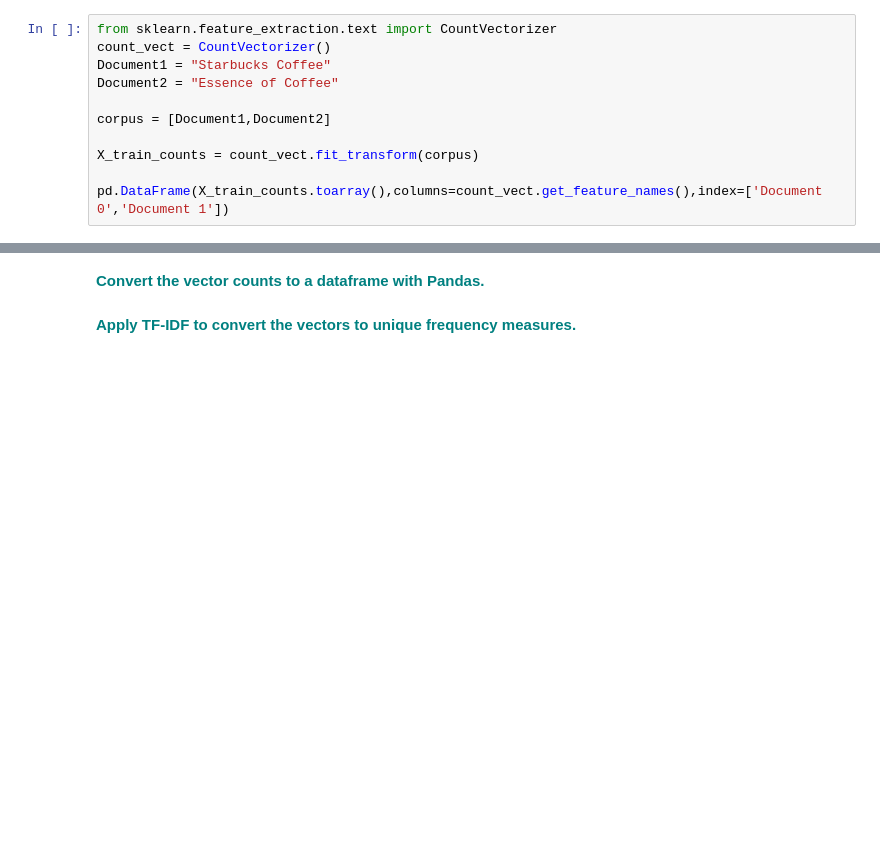
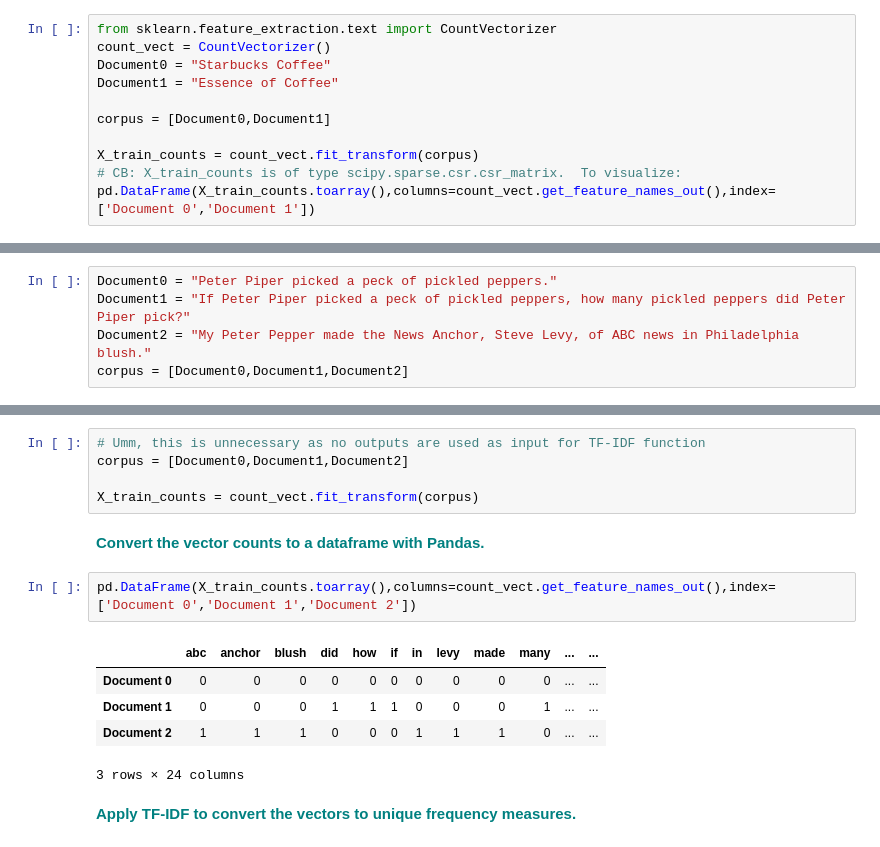
Before and after one commit to cabruck/DataScienceCosineSimilarity, a Jupyter notebook: Cosine_Similarity_Case_Study.ipynb, the cells around one changed output, grey strips where cells are left out. Saved outputs shown, nothing was run; the diff lists cells and outputs as text; blank space fills up the shorter version.

```diff
--- a/Cosine_Similarity_Case_Study.ipynb
+++ b/Cosine_Similarity_Case_Study.ipynb
@@ -69,11 +102,11 @@ First, we use count vectorizer to create a vector for each unique word in our Do
 # %%
 from sklearn.feature_extraction.text import CountVectorizer
 count_vect = CountVectorizer()
-Document1 = "Starbucks Coffee"
-Document2 = "Essence of Coffee"
+Document0 = "Starbucks Coffee"
+Document1 = "Essence of Coffee"
 
-corpus = [Document1,Document2]
+corpus = [Document0,Document1]
 
 X_train_counts = count_vect.fit_transform(corpus)
-
-pd.DataFrame(X_train_counts.toarray(),columns=count_vect.get_feature_names(),index=['Document 0','Document 1'])
+# CB: X_train_counts is of type scipy.sparse.csr.csr_matrix.  To visualize:
+pd.DataFrame(X_train_counts.toarray(),columns=count_vect.get_feature_names_out(),index=['Document 0','Document 1'])
@@ -92,9 +137,27 @@ cosine_similarity(trsfm[0:1], trsfm)
 Replace the current values for `Document 0` and `Document 1` with your own sentence or paragraph and apply the same steps as we did in the above example.
 # %% [markdown]
  **<font color='teal'> Combine the documents into a corpus.</font>**
+# %%
+Document0 = "Peter Piper picked a peck of pickled peppers."
+Document1 = "If Peter Piper picked a peck of pickled peppers, how many pickled peppers did Peter Piper pick?"
+Document2 = "My Peter Pepper made the News Anchor, Steve Levy, of ABC news in Philadelphia blush."
+corpus = [Document0,Document1,Document2]
 # %% [markdown]
  **<font color='teal'> Apply the count vectorizer to the corpus to transform it into vectors.</font>**
+# %%
+# Umm, this is unnecessary as no outputs are used as input for TF-IDF function
+corpus = [Document0,Document1,Document2]
+
+X_train_counts = count_vect.fit_transform(corpus)
 # %% [markdown]
  **<font color='teal'> Convert the vector counts to a dataframe with Pandas.</font>**
+# %%
+pd.DataFrame(X_train_counts.toarray(),columns=count_vect.get_feature_names_out(),index=['Document 0','Document 1','Document 2'])
+# %% [output]
+|  | abc | anchor | blush | did | how | if | in | levy | made | many | ... | ... |
+| Document 0 | 0 | 0 | 0 | 0 | 0 | 0 | 0 | 0 | 0 | 0 | ... | ... |
+| Document 1 | 0 | 0 | 0 | 1 | 1 | 1 | 0 | 0 | 0 | 1 | ... | ... |
+| Document 2 | 1 | 1 | 1 | 0 | 0 | 0 | 1 | 1 | 1 | 0 | ... | ... |
+3 rows × 24 columns
 # %% [markdown]
  **<font color='teal'> Apply TF-IDF to convert the vectors to unique frequency measures.</font>**
```
Also changed, not shown: parts of 14 cells of this notebook.
